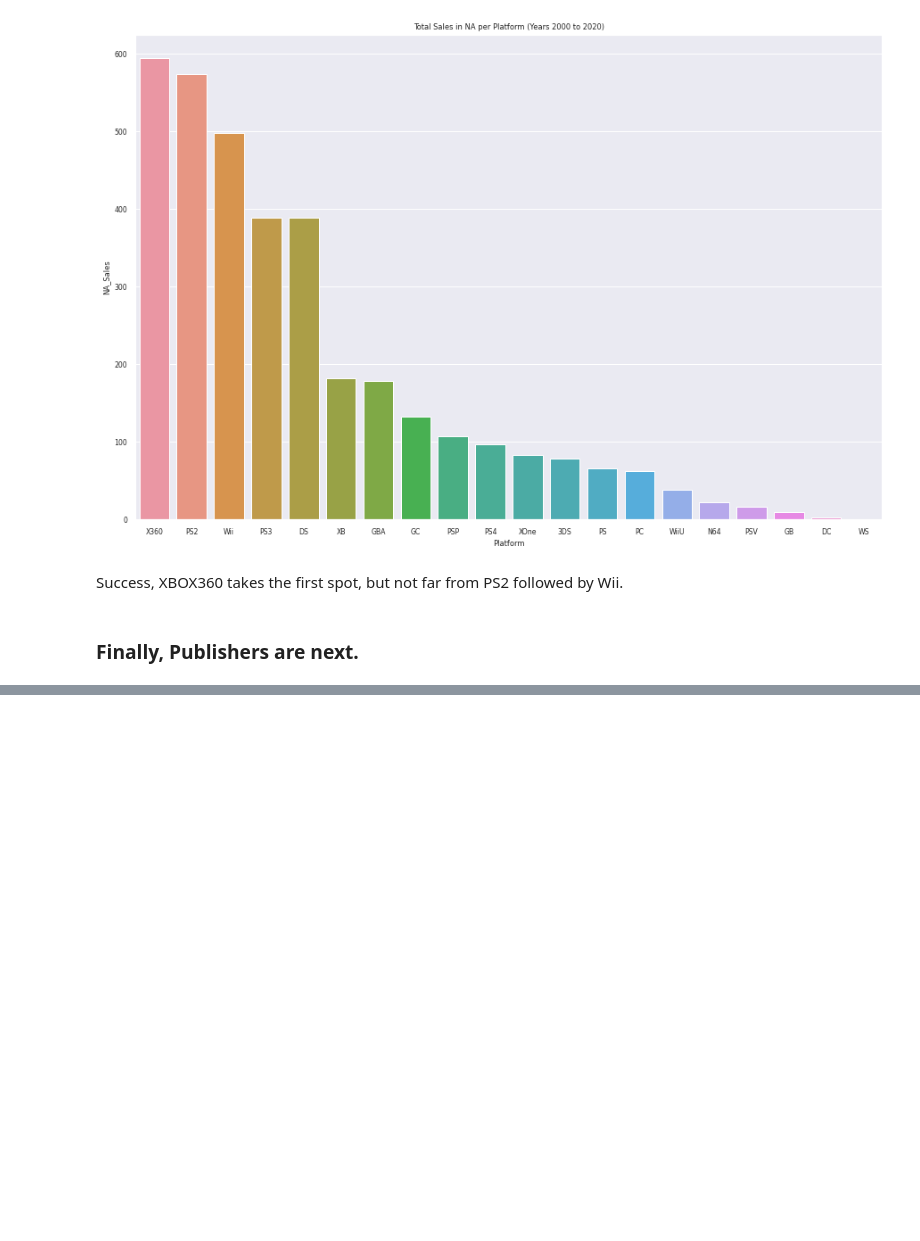
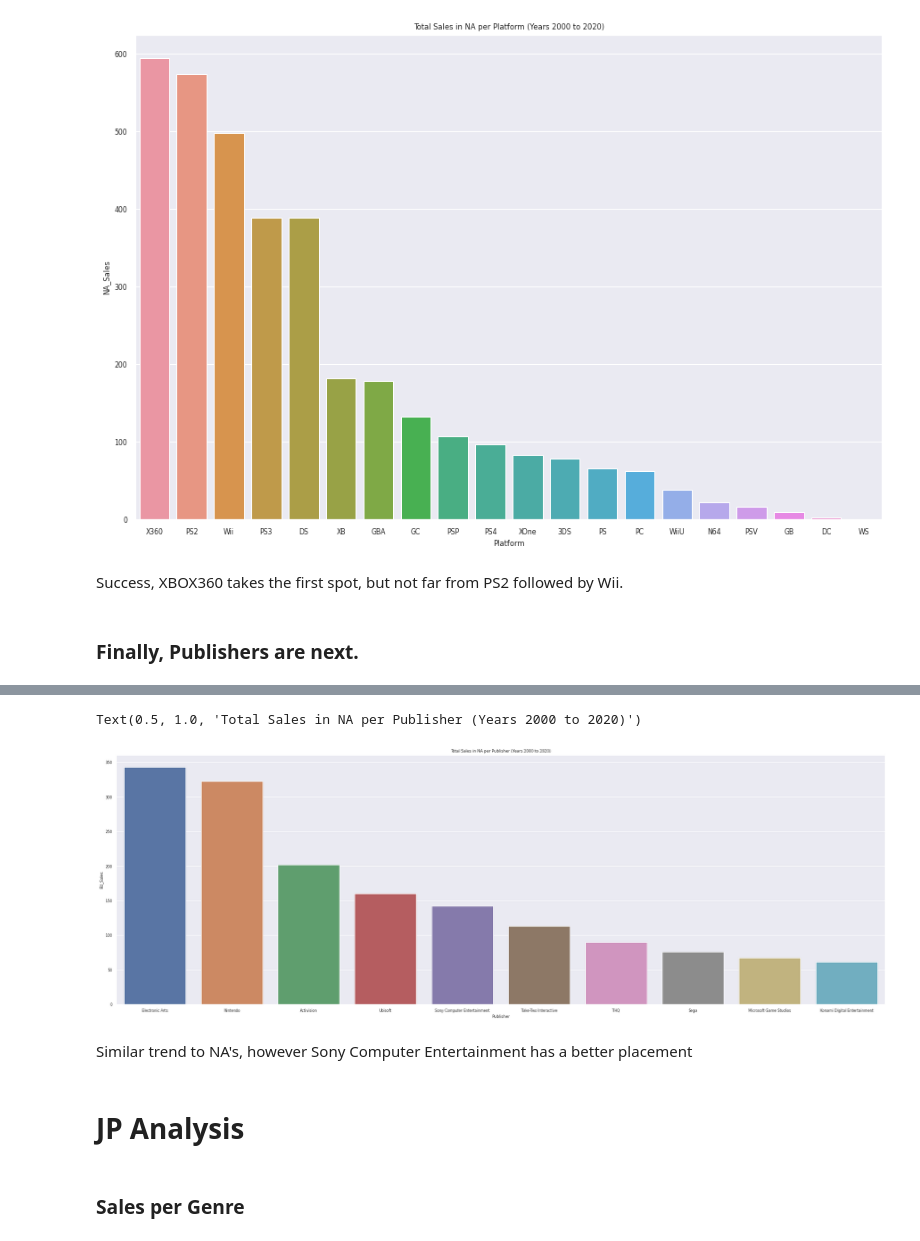
Before and after one commit to debanshu7/Video-Games-Sales-Analysis-EDA, a Jupyter notebook: video-games-sales-analysis-eda.ipynb, the cells around one changed output, grey strips where cells are left out. Saved outputs shown, nothing was run; the diff lists cells and outputs as text; code cells hidden in the pictures; blank space fills up the shorter version.

```diff
--- a/video-games-sales-analysis-eda.ipynb
+++ b/video-games-sales-analysis-eda.ipynb
@@ -207,0 +255,13 @@ NA_pub = pd.DataFrame(NA_pub).reset_index()
+# %%
+plt.figure(figsize=(30, 10))
+sns.barplot(x="Publisher", y="EU_Sales",data=EU_pub)
+plt.title('Total Sales in NA per Publisher (Years 2000 to 2020)')
+# %% [output]
+Text(0.5, 1.0, 'Total Sales in NA per Publisher (Years 2000 to 2020)')
+[figure, added]
+# %% [markdown]
+Similar trend to NA's, however Sony Computer Entertainment has a better placement
+# %% [markdown]
+# JP Analysis
+# %% [markdown]
+### Sales per Genre
```
Also changed, not shown: parts of 46 cells of this notebook.
